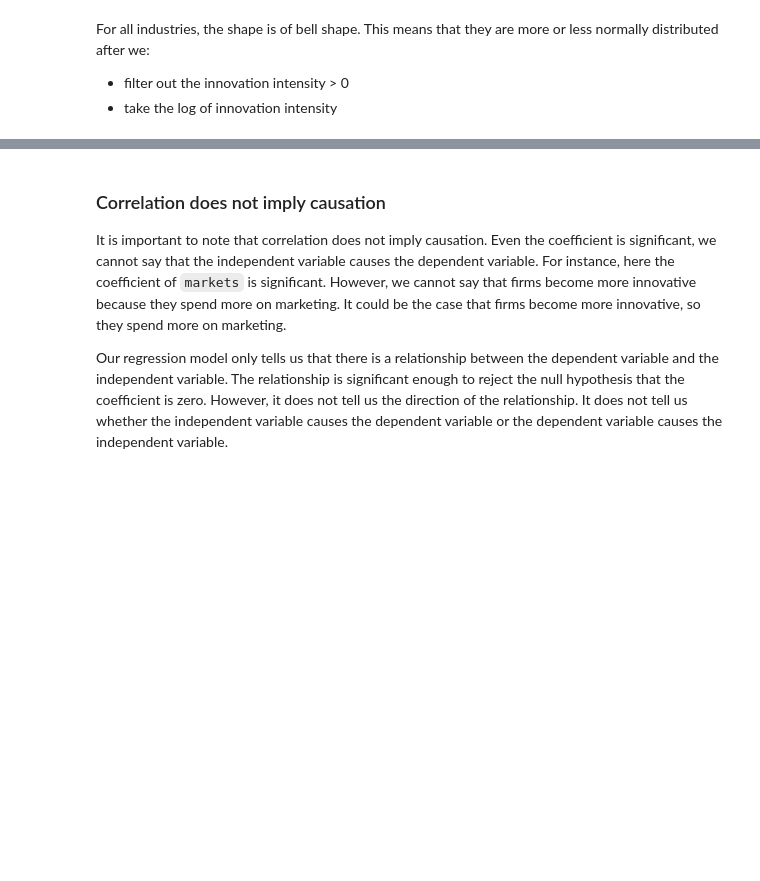
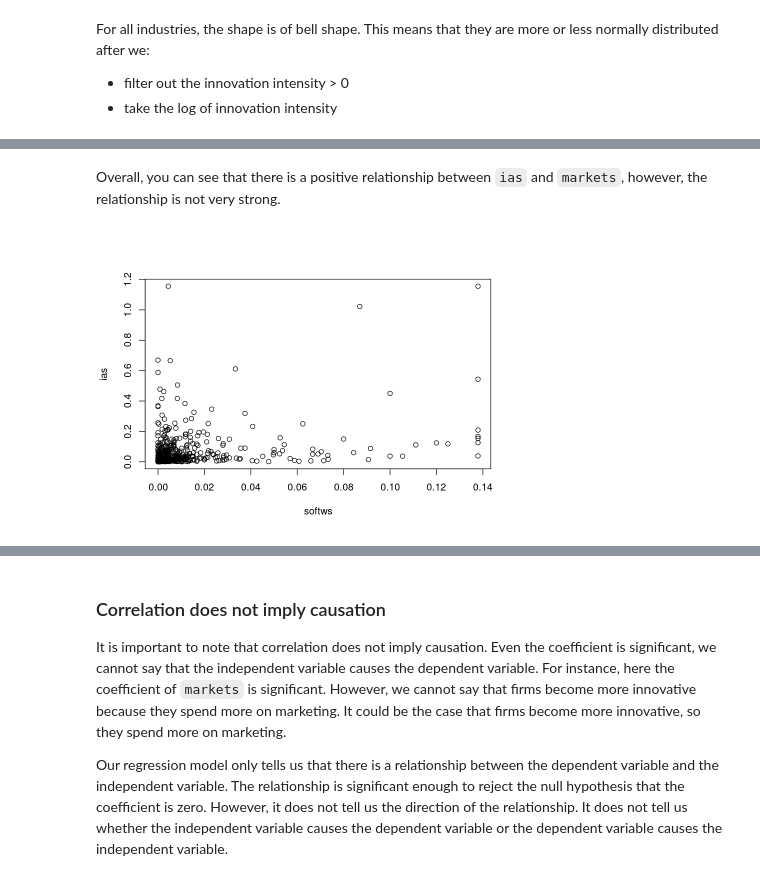
Before and after one commit to oceanumeric/data-science-go-small, a Jupyter notebook: all-in-one-for-the-exam/all-in-one.ipynb, the cells around one changed output, grey strips where cells are left out. Saved outputs shown, nothing was run; the diff lists cells and outputs as text; code cells hidden in the pictures; blank space fills up the shorter version.

```diff
--- a/all-in-one-for-the-exam/all-in-one.ipynb
+++ b/all-in-one-for-the-exam/all-in-one.ipynb
@@ -802,0 +856,12 @@ However, to be more accurate, we need to do a regression analysis.
+# %% [markdown]
+Overall, you can see that there is a positive relationship between `ias` and `markets`,
+however, the relationship is not very strong.
+# %%
+# ias and softws
+options(repr.plot.width = 7, repr.plot.height = 5)
+cis2 %>%
+    .[ias > 0] %>%
+    .[, .(ias, softws)] %>%
+    with(plot(softws, ias))
+# %% [output]
+[figure, added]
```
Also changed, not shown: parts of 33 cells of this notebook.
